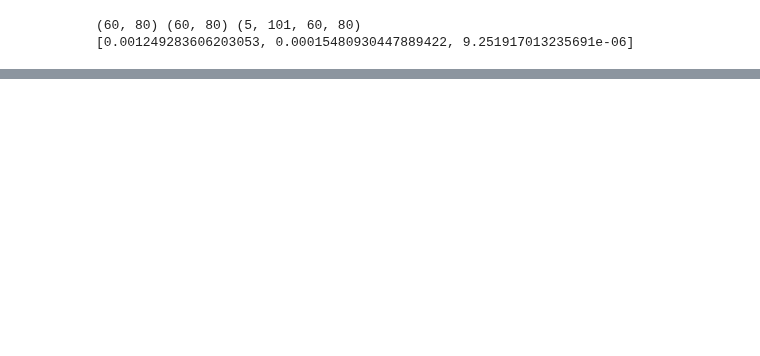
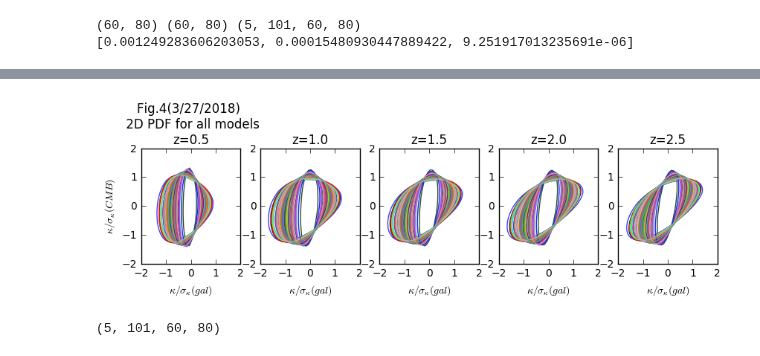
Before and after one commit to liuxx479/PDFs, a Jupyter notebook: PDFs.ipynb, the cells around one changed output, grey strips where cells are left out. Cells and saved outputs as stored; diff of their text form; code cells hidden in the pictures; blank space fills up the shorter version.

Commit message:
add noisy 2dpdf for all models

```diff
--- a/PDFs.ipynb
+++ b/PDFs.ipynb
@@ -65,0 +67,25 @@ for pdf2ds in [pdf2debI, pdf2debN, pdf2dttN]:
+# %%
+f, axes = subplots(1,5,figsize=(10,2))
+for iz in range(5):
+    seed(45)
+    for ipdf2ds in pdf2debI[iz]:
+        icolor=[rand(3),]
+        ilev=WLanalysis.findlevel(ipdf2ds)
+        axes[iz].contour(X, Y, ipdf2ds, levels=[ilev[0],],colors=icolor)
+    axes[iz].set_title('z=%.1f'%(z_source[iz]))
+    axes[iz].set_xlim(-2,2)
+    axes[iz].set_ylim(-2,2)
+    axes[iz].locator_params(tight=True, nbins=4)
+    axes[iz].set_xlabel(r'$\kappa/\sigma_\kappa (gal)$')
+
+ax1=axes[0]
+ax1.legend(loc=0,frameon=0, fontsize=10)
+ax1.set_ylabel(r'$\kappa/\sigma_\kappa (CMB)$')
+ax1.set_title('Fig.4(3/27/2018) \n 2D PDF for all models\nz=0.5')
+show()
+# %% [output]
+[figure, added]
+# %%
+pdf2debI.shape
+# %% [output]
+(5, 101, 60, 80)
```
Also changed, not shown: parts of 3 cells of this notebook.
